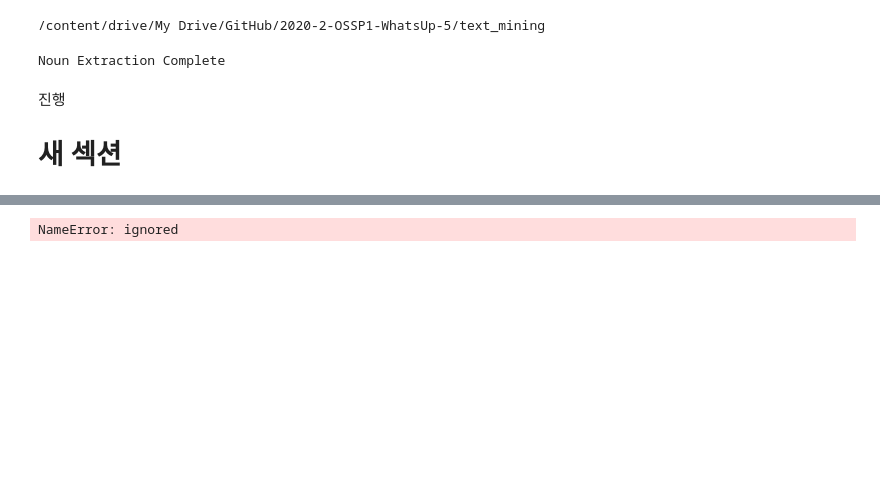
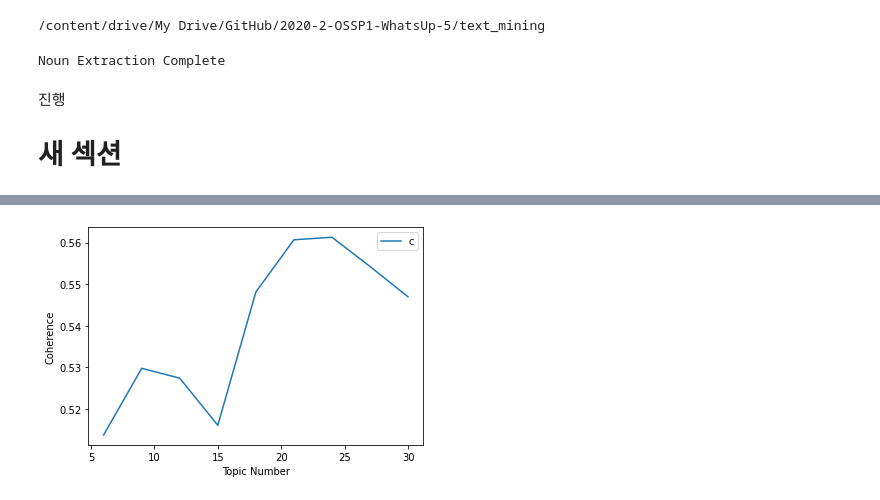
Before and after one commit to CSID-DGU/2020-2-OSSP1-WhatsUp-5, a Jupyter notebook: text_mining/Trend_Analysis.ipynb, the cells around one changed output, grey strips where cells are left out. Cells and saved outputs as stored; diff of their text form; code cells hidden in the pictures; blank space fills up the shorter version.

```diff
--- a/text_mining/Trend_Analysis.ipynb
+++ b/text_mining/Trend_Analysis.ipynb
@@ -248,9 +236,9 @@ ImportError: ignored
 # %%
 # 일관성 점수 그래프 보기
-show_coherence_graph(start=start, limit=limit, step=step,
+coherence_graph(start=start, limit=limit, step=step,
                 coherence_values=coherence_values, path="output/coherence_values.png")
 # %% [output]
-NameError: ignored
+[figure, added]
 # %%
 def mallet_to_lda(mallet_model):
     '''
```
Also changed, not shown: parts of 27 cells of this notebook, 8 other files.
